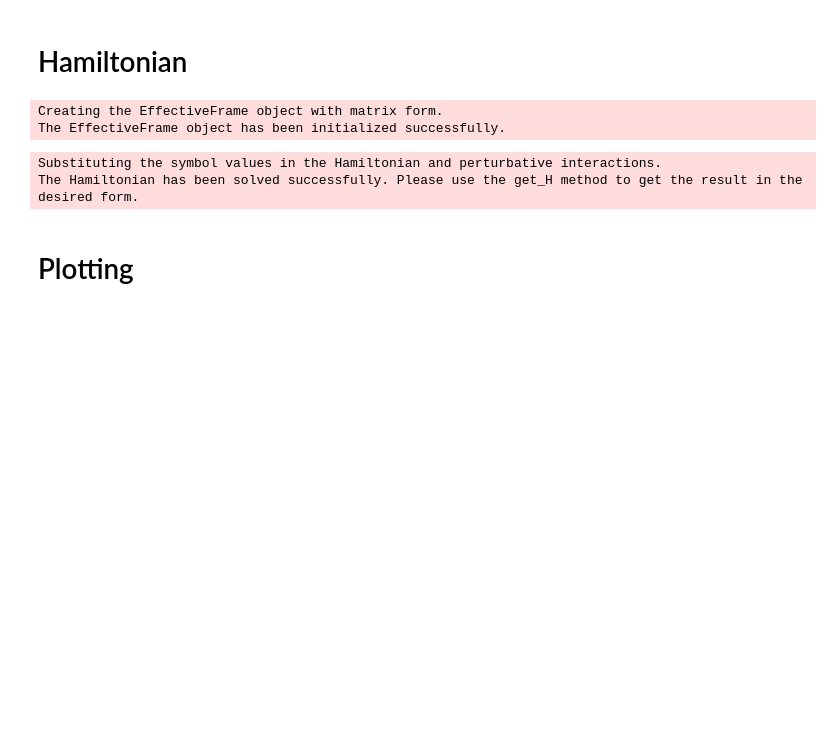
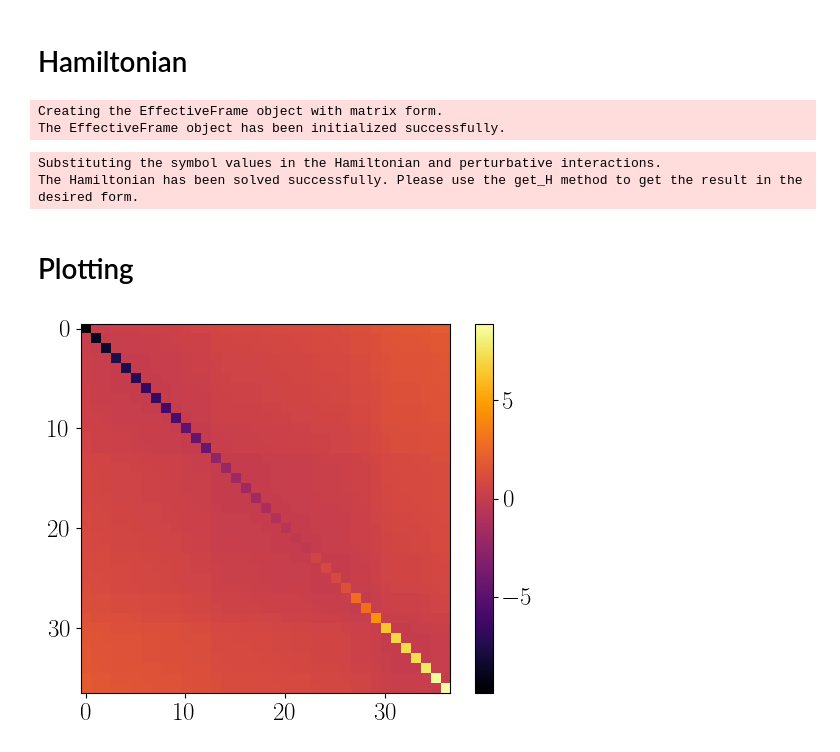
Before and after one commit to qcode-uni-a/sympt, a Jupyter notebook: examples/F2_Stochastic_Matrix_ACE.ipynb, the cells around one changed output. Cells and saved outputs as stored; diff of their text form; code cells hidden in the pictures; blank space fills up the shorter version.

```diff
--- a/examples/F2_Stochastic_Matrix_ACE.ipynb
+++ b/examples/F2_Stochastic_Matrix_ACE.ipynb
@@ -131,4 +128,13 @@ Substituting the symbol values in the Hamiltonian and perturbative interactions.
 The Hamiltonian has been solved successfully. Please use the get_H method to get the result in the desired form.
 # %% [markdown]
 # Plotting
+# %%
+np_H = np.array(H.xreplace(values), dtype = float)
+
+fig, ax = plt.subplots(dpi = 100)
+mapp = ax.imshow(np_H, cmap = "inferno")
+fig.colorbar(mapp, ax = ax)
+plt.savefig('ACE_non_masked_hamiltonian.pdf', bbox_inches = 'tight')
+# %% [output]
+[figure, added]
 # %%
```
Also changed, not shown: parts of 2 cells of this notebook, 1 other file.
